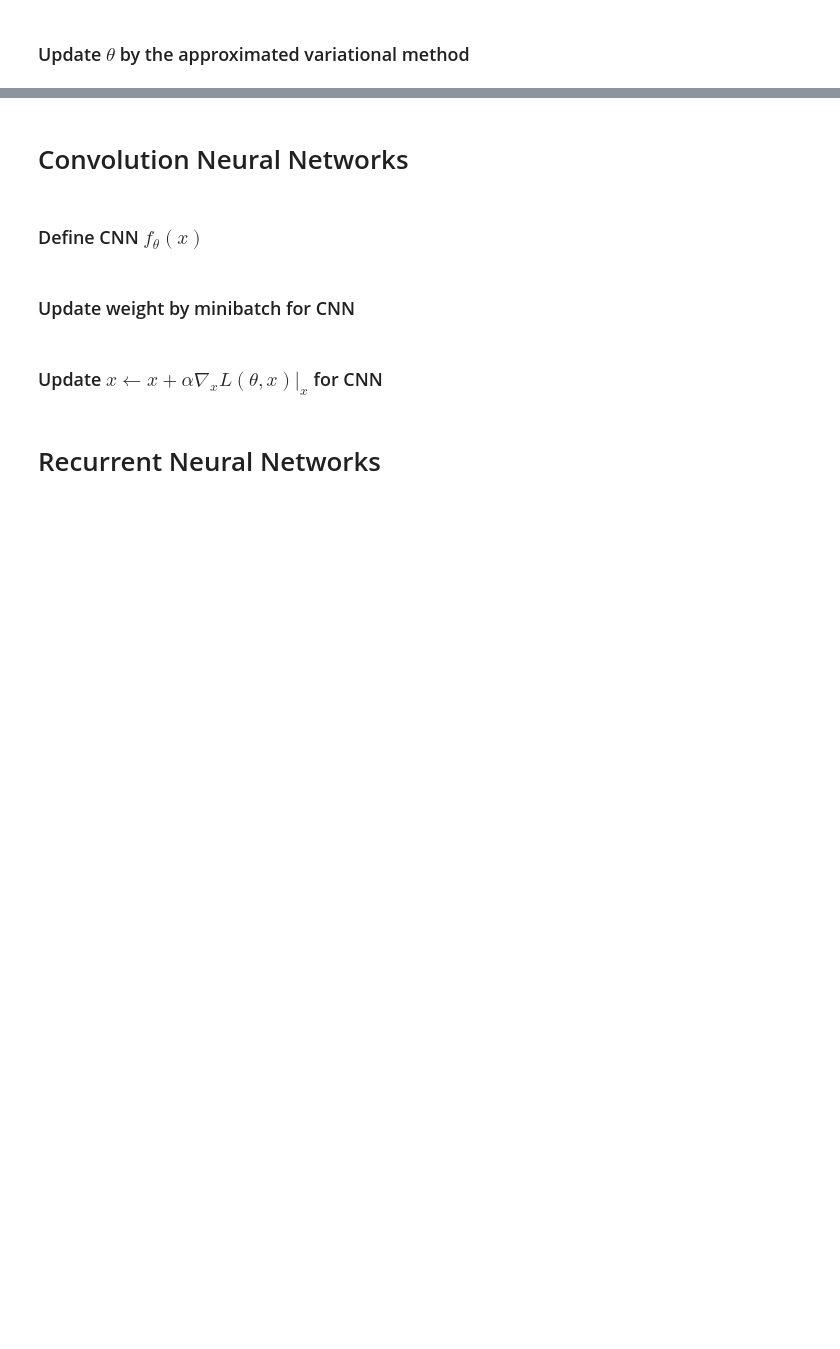
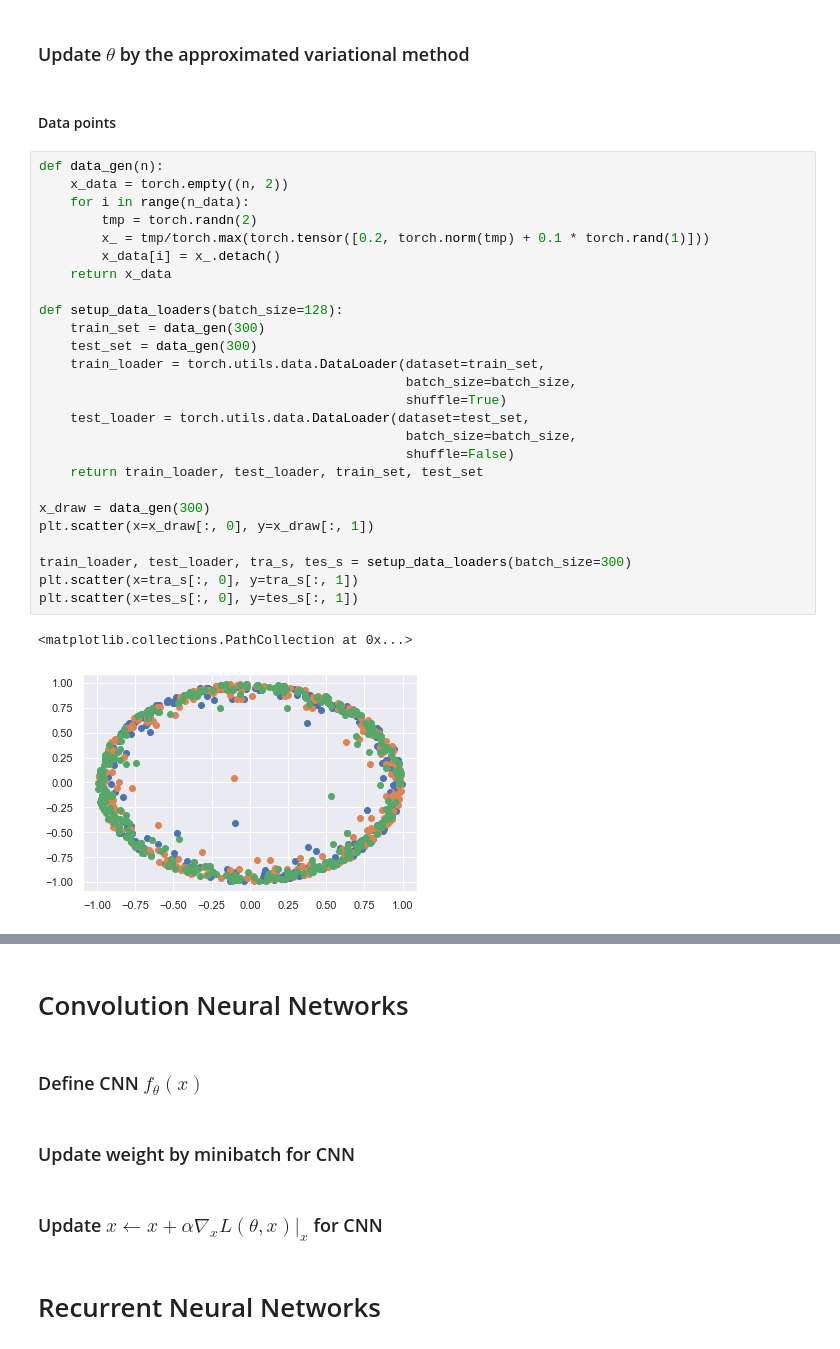
Before and after one commit to ugo-nama-kun/pytorch_notebook, a Jupyter notebook: notebook.ipynb, the cells around one changed output, grey strips where cells are left out. Saved outputs shown, nothing was run; the diff lists cells and outputs as text; blank space fills up the shorter version.

```diff
--- a/notebook.ipynb
+++ b/notebook.ipynb
@@ -742,2 +743,33 @@ plt.legend(loc="best")
 # %% [markdown]
 ### Update $\theta$ by the approximated variational method
+# %% [markdown]
+#### Data points
+# %%
+def data_gen(n):
+    x_data = torch.empty((n, 2))
+    for i in range(n_data):
+        tmp = torch.randn(2)
+        x_ = tmp/torch.max(torch.tensor([0.2, torch.norm(tmp) + 0.1 * torch.rand(1)]))
+        x_data[i] = x_.detach()
+    return x_data
+
+def setup_data_loaders(batch_size=128):
+    train_set = data_gen(300)
+    test_set = data_gen(300)
+    train_loader = torch.utils.data.DataLoader(dataset=train_set,
+                                               batch_size=batch_size,
+                                               shuffle=True)
+    test_loader = torch.utils.data.DataLoader(dataset=test_set,
+                                               batch_size=batch_size,
+                                               shuffle=False)
+    return train_loader, test_loader, train_set, test_set
+
+x_draw = data_gen(300)
+plt.scatter(x=x_draw[:, 0], y=x_draw[:, 1])
+
+train_loader, test_loader, tra_s, tes_s = setup_data_loaders(batch_size=300)
+plt.scatter(x=tra_s[:, 0], y=tra_s[:, 1])
+plt.scatter(x=tes_s[:, 0], y=tes_s[:, 1])
+# %% [output]
+<matplotlib.collections.PathCollection at 0x...>
+[figure, added]
```
Also changed, not shown: parts of 7 cells of this notebook.
